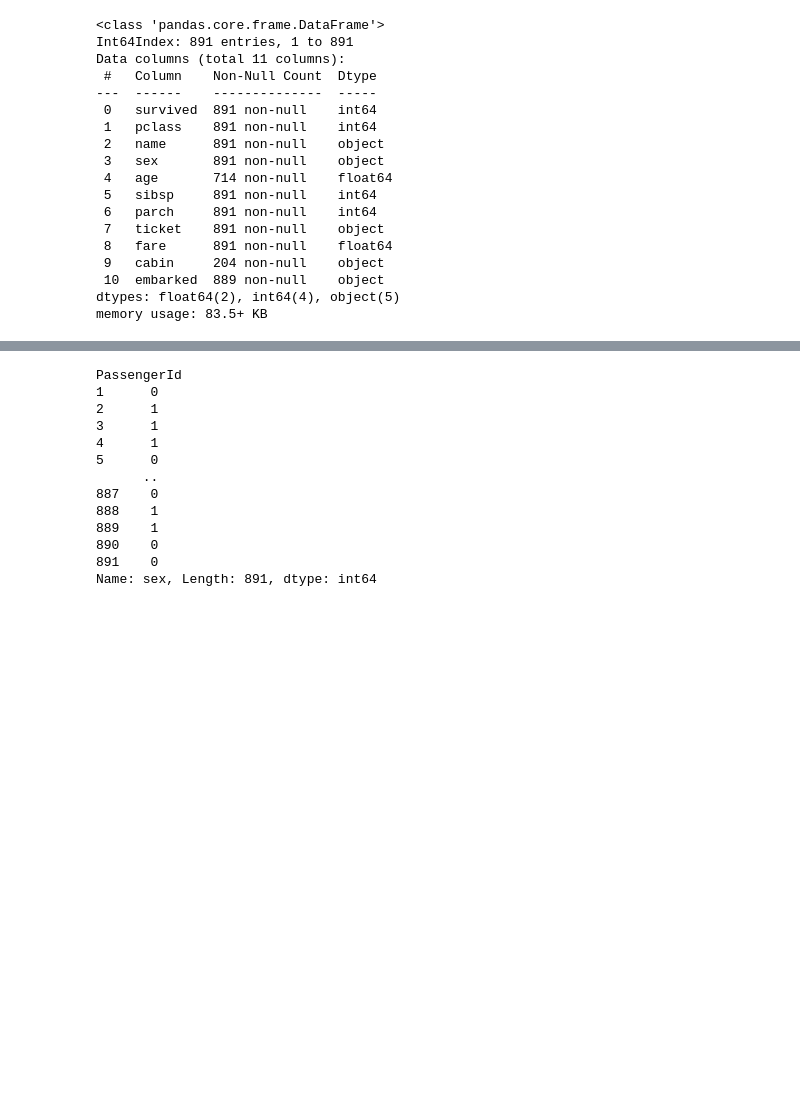
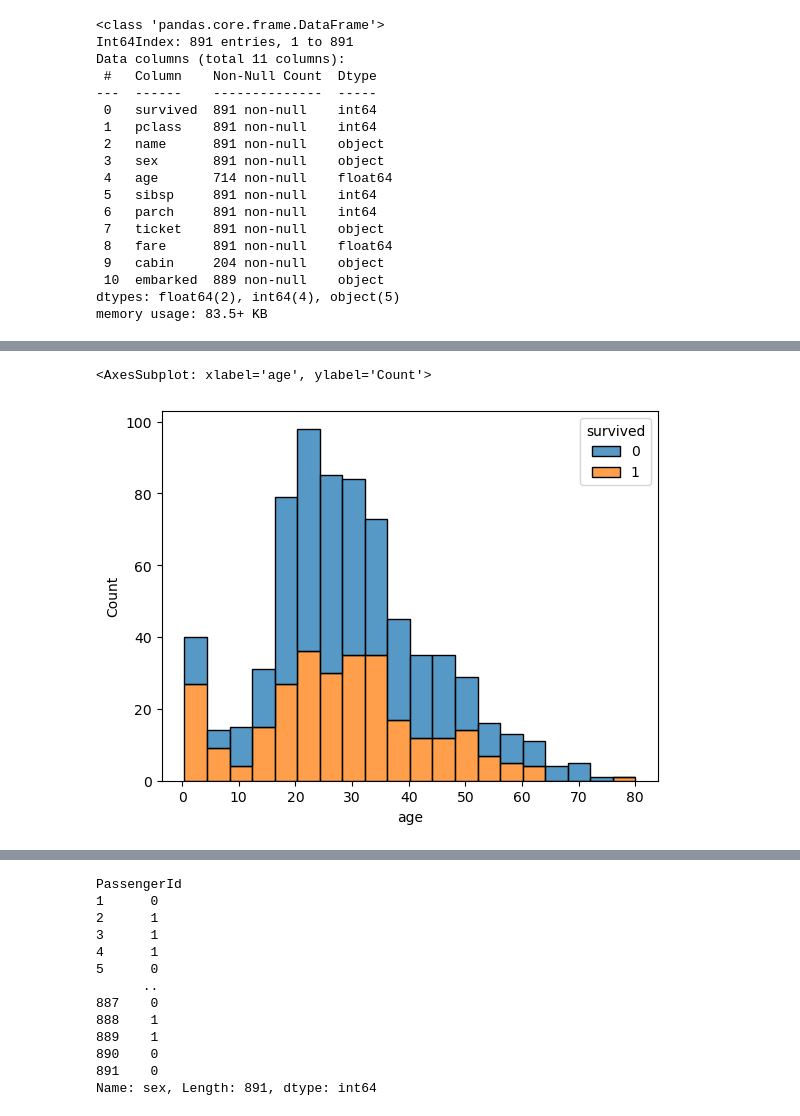
Before and after one commit to griffreichert/titanic-survival, a Jupyter notebook: src/EDA.ipynb, the cells around one changed output, grey strips where cells are left out. Saved outputs shown, nothing was run; the diff lists cells and outputs as text; code cells hidden in the pictures; blank space fills up the shorter version.

Commit message:
some nice histplots for the boys

```diff
--- a/src/EDA.ipynb
+++ b/src/EDA.ipynb
@@ -107,0 +131,10 @@ sns.pairplot(train)
+# %%
+# most people embarked in Southampton so fill na values with an S
+train['embarked'] = train.embarked.fillna('S')
+
+# interesting to note that a higher ratio of passengers from C survived
+# %%
+sns.histplot(train, x='age', hue='survived', multiple='stack')
+# %% [output]
+<AxesSubplot: xlabel='age', ylabel='Count'>
+[figure, added]
```
Also changed, not shown: parts of 17 cells of this notebook.
